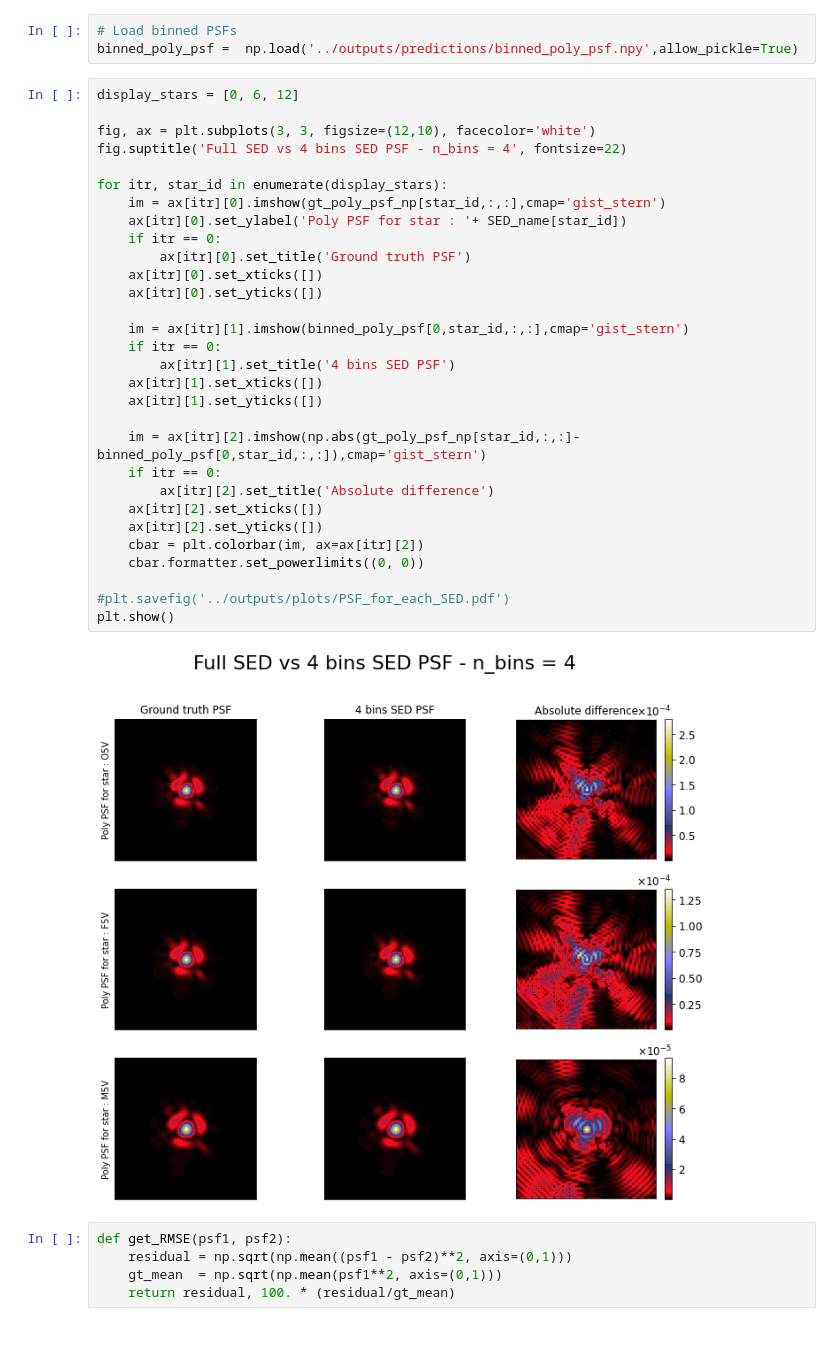
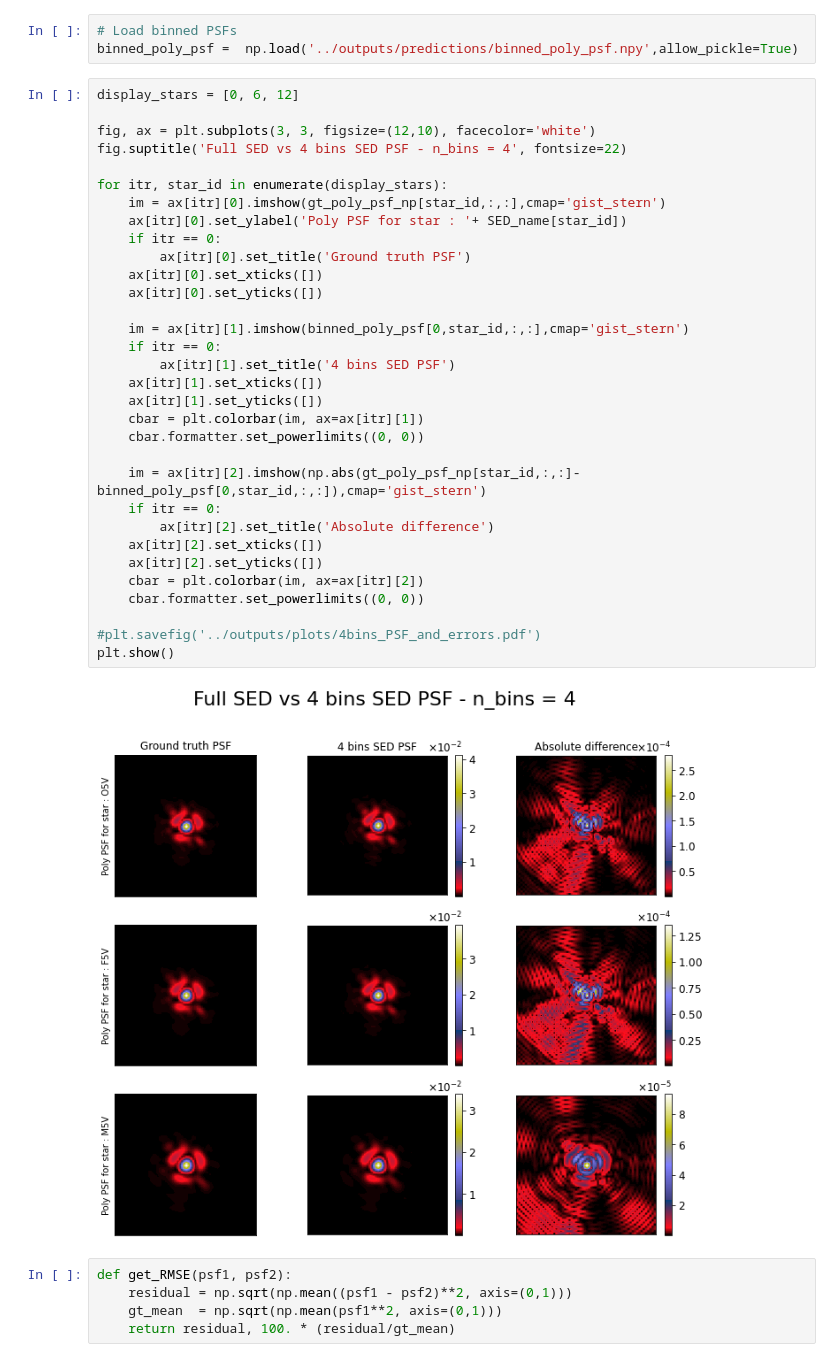
Before and after one commit to tobias-liaudat/wf-SEDs, a Jupyter notebook: improve_SEDs/notebooks/SED_errors.ipynb, the cells around one changed output. Saved outputs shown, nothing was run; the diff lists cells and outputs as text.

Commit message:
Sed error notebook finished

```diff
--- a/improve_SEDs/notebooks/SED_errors.ipynb
+++ b/improve_SEDs/notebooks/SED_errors.ipynb
@@ -308,35 +281,37 @@ binned_poly_psf =  np.load('../outputs/predictions/binned_poly_psf.npy',allow_pi
 # %%
 display_stars = [0, 6, 12]
 
 fig, ax = plt.subplots(3, 3, figsize=(12,10), facecolor='white')
 fig.suptitle('Full SED vs 4 bins SED PSF - n_bins = 4', fontsize=22)
 
 for itr, star_id in enumerate(display_stars):
     im = ax[itr][0].imshow(gt_poly_psf_np[star_id,:,:],cmap='gist_stern')
     ax[itr][0].set_ylabel('Poly PSF for star : '+ SED_name[star_id])
     if itr == 0:
         ax[itr][0].set_title('Ground truth PSF')
     ax[itr][0].set_xticks([])
     ax[itr][0].set_yticks([])
 
     im = ax[itr][1].imshow(binned_poly_psf[0,star_id,:,:],cmap='gist_stern')
     if itr == 0:
         ax[itr][1].set_title('4 bins SED PSF')
     ax[itr][1].set_xticks([])
     ax[itr][1].set_yticks([])
+    cbar = plt.colorbar(im, ax=ax[itr][1])
+    cbar.formatter.set_powerlimits((0, 0))
 
     im = ax[itr][2].imshow(np.abs(gt_poly_psf_np[star_id,:,:]-binned_poly_psf[0,star_id,:,:]),cmap='gist_stern')
     if itr == 0:
         ax[itr][2].set_title('Absolute difference')
     ax[itr][2].set_xticks([])
     ax[itr][2].set_yticks([])
     cbar = plt.colorbar(im, ax=ax[itr][2])
     cbar.formatter.set_powerlimits((0, 0))
 
-#plt.savefig('../outputs/plots/PSF_for_each_SED.pdf')
+#plt.savefig('../outputs/plots/4bins_PSF_and_errors.pdf')
 plt.show()
 # %% [output]
-[figure, old version]
+[figure, new version]
 # %%
 def get_RMSE(psf1, psf2):
     residual = np.sqrt(np.mean((psf1 - psf2)**2, axis=(0,1)))
```
Also changed, not shown: parts of 19 cells of this notebook, 14 other files.
